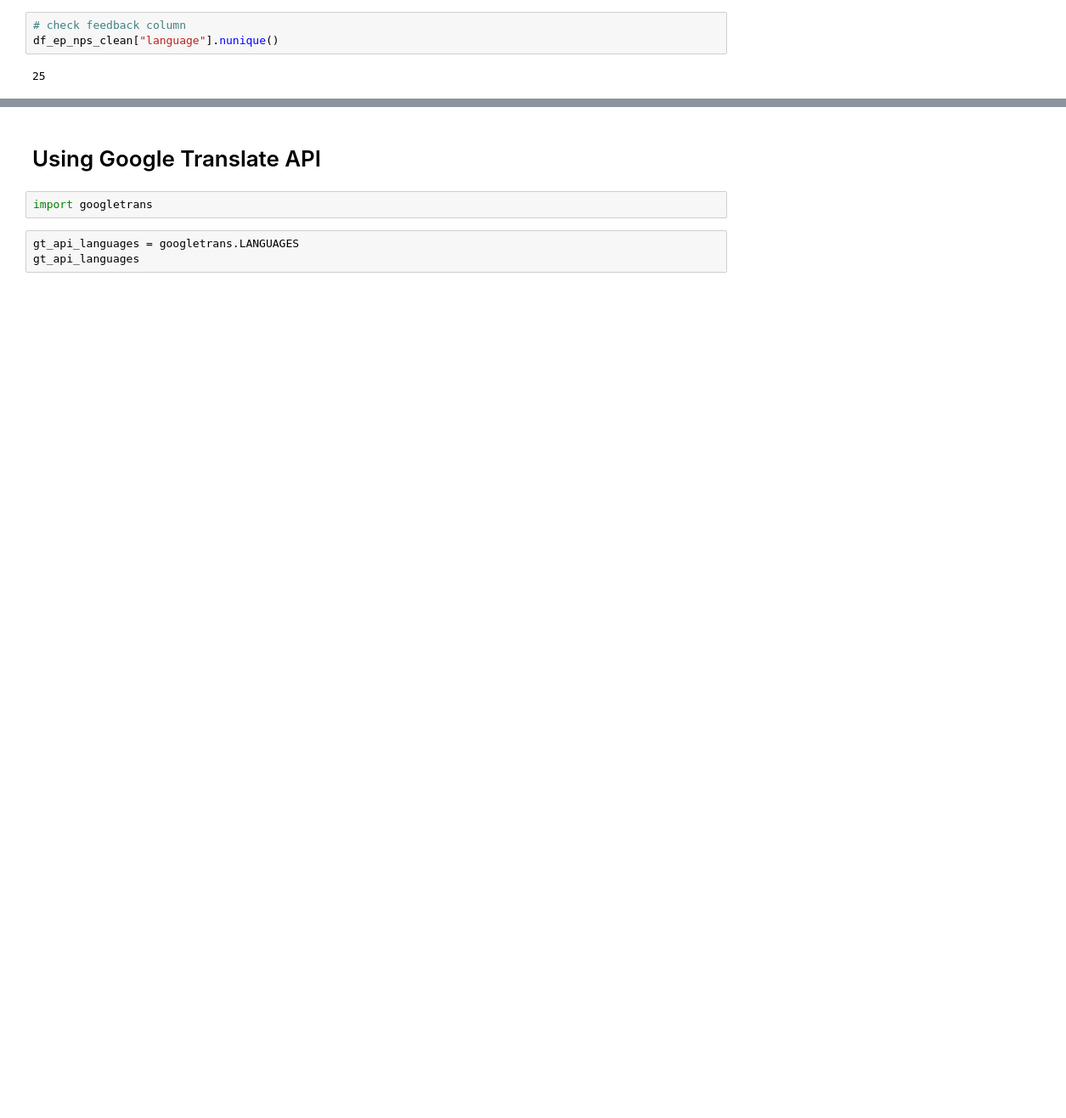
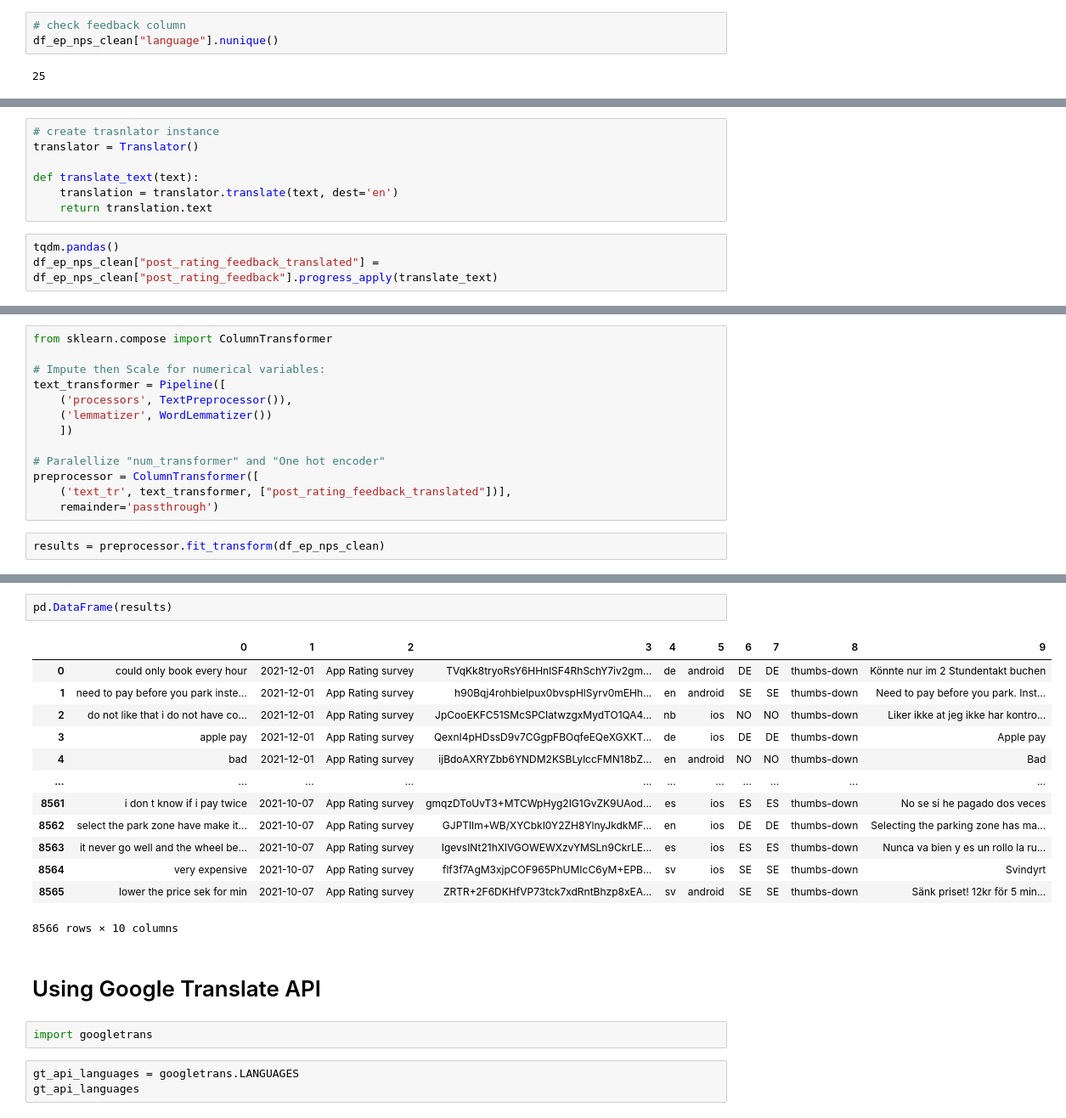
Before and after one commit to moe221/nps_sentiment_analysis, a Jupyter notebook: notebooks/EasyPark - Sentiment Analysis.ipynb, the cells around one changed output, grey strips where cells are left out. Shown at 85% size. Saved outputs shown, nothing was run; the diff lists cells and outputs as text; blank space fills up the shorter version.

Commit message:
created custom pipelines for text preprocessing

```diff
--- a/notebooks/EasyPark - Sentiment Analysis.ipynb
+++ b/notebooks/EasyPark - Sentiment Analysis.ipynb
@@ -255,0 +250,10 @@ The most common feedback language is Swedish, followed by Spanish and Norwegian
+# %%
+# create trasnlator instance
+translator = Translator()
+
+def translate_text(text):
+    translation = translator.translate(text, dest='en')
+    return translation.text
+# %%
+tqdm.pandas()
+df_ep_nps_clean["post_rating_feedback_translated"] = df_ep_nps_clean["post_rating_feedback"].progress_apply(translate_text)
@@ -255,0 +361,15 @@ The most common feedback language is Swedish, followed by Spanish and Norwegian
+# %%
+from sklearn.compose import ColumnTransformer
+
+# Impute then Scale for numerical variables:
+text_transformer = Pipeline([
+    ('processors', TextPreprocessor()),
+    ('lemmatizer', WordLemmatizer())
+    ])
+
+# Paralellize "num_transformer" and "One hot encoder"
+preprocessor = ColumnTransformer([
+    ('text_tr', text_transformer, ["post_rating_feedback_translated"])],
+    remainder='passthrough')
+# %%
+results = preprocessor.fit_transform(df_ep_nps_clean)
@@ -256,3 +392,19 @@ The most common feedback language is Swedish, followed by Spanish and Norwegian
+# %%
+pd.DataFrame(results)
+# %% [output]
+|  | 0 | 1 | 2 | 3 | 4 | 5 | 6 | 7 | 8 | 9 |
+| 0 | could only book every hour | 2021-12-01 | App Rating survey | TVqKk8tryoRsY6HHnlSF4RhSchY7iv2gm... | de | android | DE | DE | thumbs-down | Könnte nur im 2 Stundentakt buchen |
+| 1 | need to pay before you park inste... | 2021-12-01 | App Rating survey | h90Bqj4rohbielpux0bvspHlSyrv0mEHh... | en | android | SE | SE | thumbs-down | Need to pay before you park. Inst... |
+| 2 | do not like that i do not have co... | 2021-12-01 | App Rating survey | JpCooEKFC51SMcSPCIatwzgxMydTO1QA4... | nb | ios | NO | NO | thumbs-down | Liker ikke at jeg ikke har kontro... |
+| 3 | apple pay | 2021-12-01 | App Rating survey | QexnI4pHDssD9v7CGgpFBOqfeEQeXGXKT... | de | ios | DE | DE | thumbs-down | Apple pay |
+| 4 | bad | 2021-12-01 | App Rating survey | ijBdoAXRYZbb6YNDM2KSBLylccFMN18bZ... | en | android | NO | NO | thumbs-down | Bad |
+| ... | ... | ... | ... | ... | ... | ... | ... | ... | ... | ... |
+| 8561 | i don t know if i pay twice | 2021-10-07 | App Rating survey | gmqzDToUvT3+MTCWpHyg2IG1GvZK9UAod... | es | ios | ES | ES | thumbs-down | No se si he pagado dos veces |
+| 8562 | select the park zone have make it... | 2021-10-07 | App Rating survey | GJPTlIm+WB/XYCbkI0Y2ZH8YlnyJkdkMF... | en | ios | DE | DE | thumbs-down | Selecting the parking zone has ma... |
+| 8563 | it never go well and the wheel be... | 2021-10-07 | App Rating survey | IgevsINt21hXlVGOWEWXzvYMSLn9CkrLE... | es | ios | ES | ES | thumbs-down | Nunca va bien y es un rollo la ru... |
+| 8564 | very expensive | 2021-10-07 | App Rating survey | flf3f7AgM3xjpCOF965PhUMIcC6yM+EPB... | sv | ios | SE | SE | thumbs-down | Svindyrt |
+| 8565 | lower the price sek for min | 2021-10-07 | App Rating survey | ZRTR+2F6DKHfVP73tck7xdRntBhzp8xEA... | sv | android | SE | SE | thumbs-down | Sänk priset! 12kr för 5 min... |
+8566 rows × 10 columns
 # %% [markdown]
 # Using Google Translate API
 # %%
```
Also changed, not shown: parts of 18 cells of this notebook.
